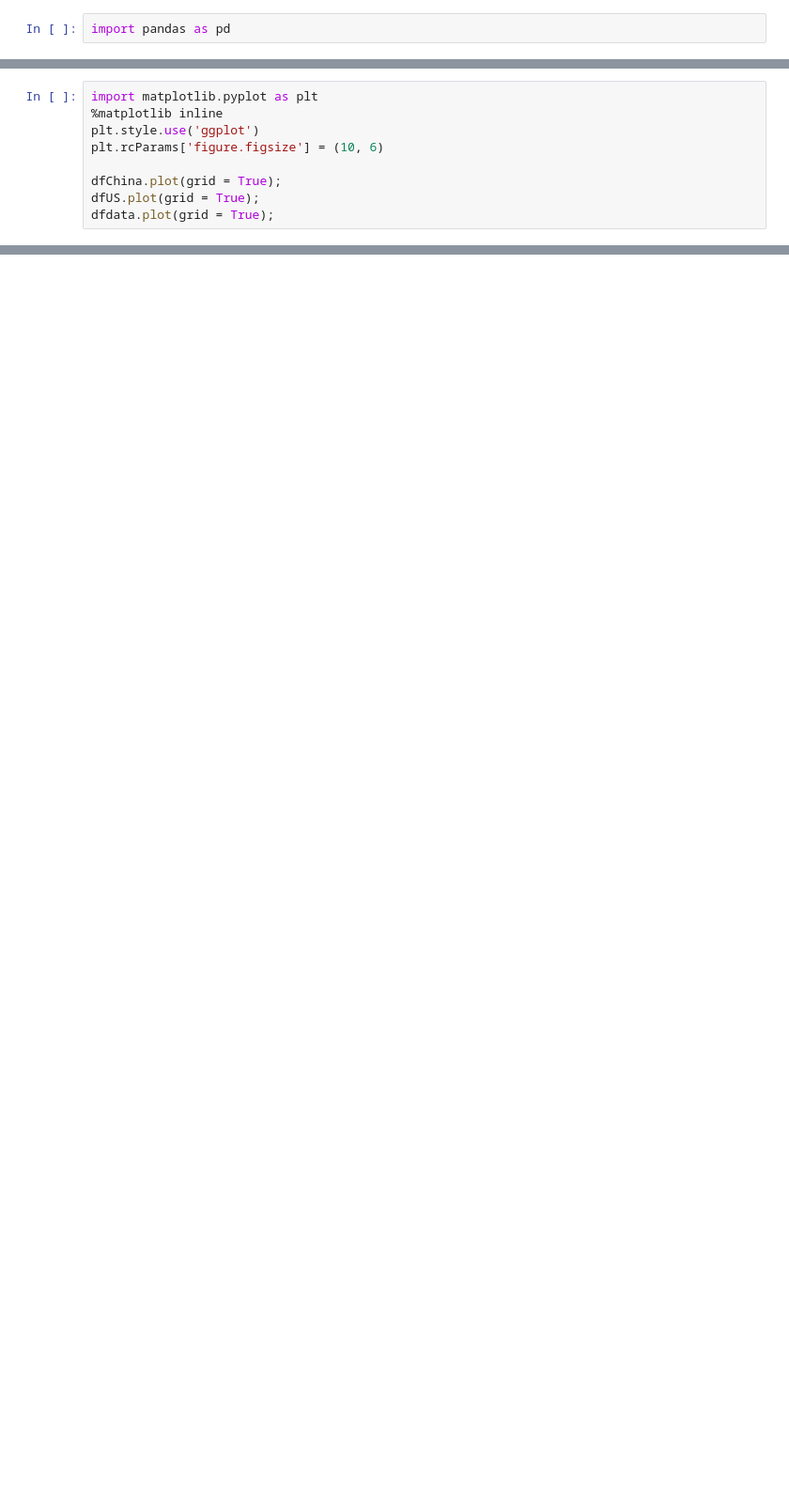
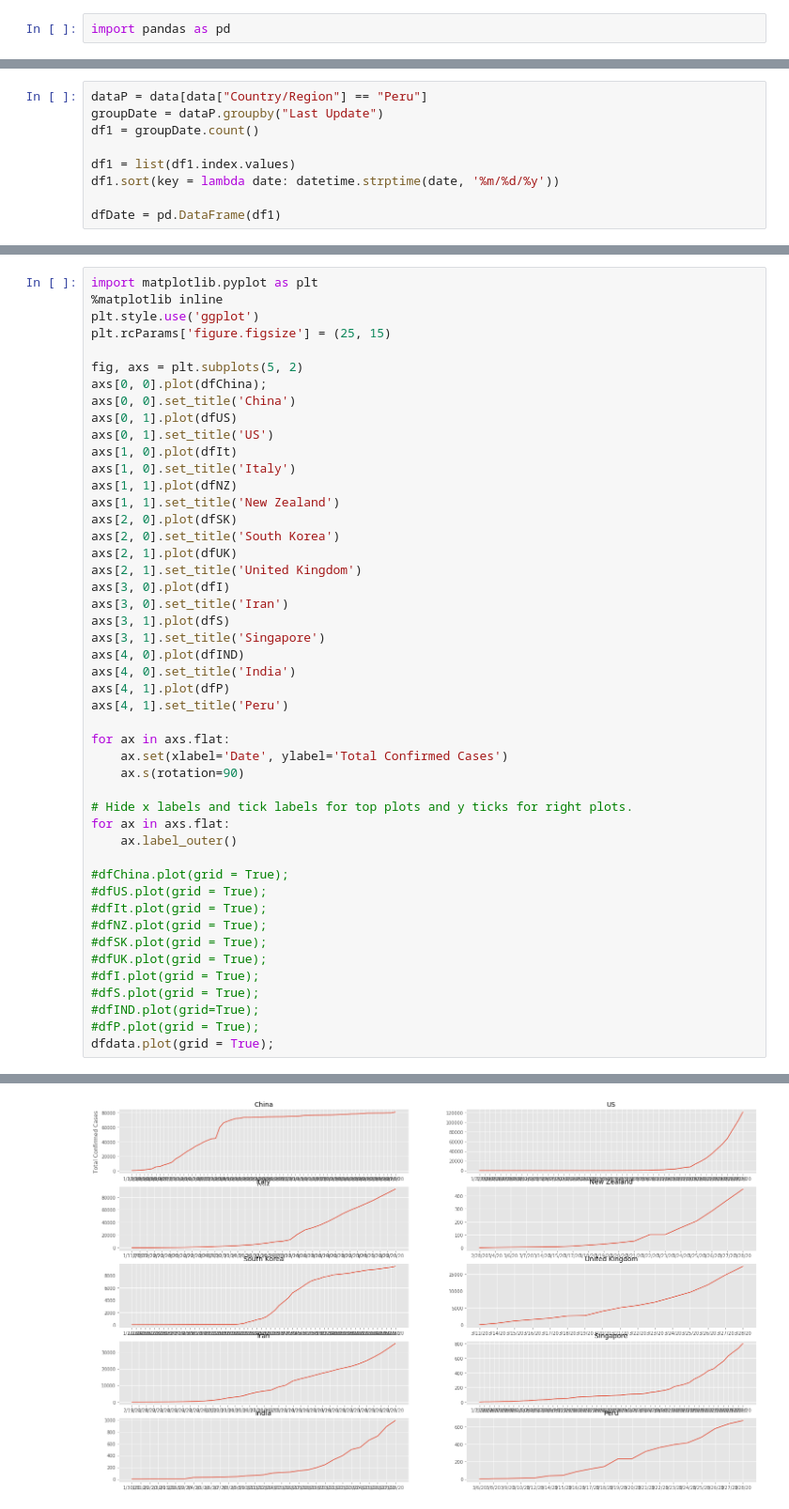
Before and after one commit to miholjcicmarko/COMP5360Project, a Jupyter notebook: python_journals/Time Series for World&US.ipynb, the cells around one changed output, grey strips where cells are left out. Shown at 94% size. Saved outputs shown, nothing was run; the diff lists cells and outputs as text; blank space fills up the shorter version.

```diff
--- a/python_journals/Time Series for World&US.ipynb
+++ b/python_journals/Time Series for World&US.ipynb
@@ -148,0 +187,9 @@ dfUS
+# %%
+dataP = data[data["Country/Region"] == "Peru"]
+groupDate = dataP.groupby("Last Update")
+df1 = groupDate.count()
+
+df1 = list(df1.index.values)
+df1.sort(key = lambda date: datetime.strptime(date, '%m/%d/%y'))
+
+dfDate = pd.DataFrame(df1)
@@ -171,9 +228,0 @@ dfdata
-# %%
-import matplotlib.pyplot as plt
-%matplotlib inline
-plt.style.use('ggplot')
-plt.rcParams['figure.figsize'] = (10, 6)
-
-dfChina.plot(grid = True);
-dfUS.plot(grid = True);
-dfdata.plot(grid = True);
@@ -187,0 +229,48 @@ dfdata.plot(grid = True);
+# %%
+import matplotlib.pyplot as plt
+%matplotlib inline
+plt.style.use('ggplot')
+plt.rcParams['figure.figsize'] = (25, 15)
+
+fig, axs = plt.subplots(5, 2)
+axs[0, 0].plot(dfChina);
+axs[0, 0].set_title('China')
+axs[0, 1].plot(dfUS)
+axs[0, 1].set_title('US')
+axs[1, 0].plot(dfIt)
+axs[1, 0].set_title('Italy')
+axs[1, 1].plot(dfNZ)
+axs[1, 1].set_title('New Zealand')
+axs[2, 0].plot(dfSK)
+axs[2, 0].set_title('South Korea')
+axs[2, 1].plot(dfUK)
+axs[2, 1].set_title('United Kingdom')
+axs[3, 0].plot(dfI)
+axs[3, 0].set_title('Iran')
+axs[3, 1].plot(dfS)
+axs[3, 1].set_title('Singapore')
+axs[4, 0].plot(dfIND)
+axs[4, 0].set_title('India')
+axs[4, 1].plot(dfP)
+axs[4, 1].set_title('Peru')
+
+for ax in axs.flat:
+    ax.set(xlabel='Date', ylabel='Total Confirmed Cases')
+    ax.s(rotation=90)
+
+# Hide x labels and tick labels for top plots and y ticks for right plots.
+for ax in axs.flat:
+    ax.label_outer()
+
+#dfChina.plot(grid = True);
+#dfUS.plot(grid = True);
+#dfIt.plot(grid = True);
+#dfNZ.plot(grid = True);
+#dfSK.plot(grid = True);
+#dfUK.plot(grid = True);
+#dfI.plot(grid = True);
+#dfS.plot(grid = True);
+#dfIND.plot(grid=True);
+#dfP.plot(grid = True);
+dfdata.plot(grid = True);
+# %% [output]
@@ -187,0 +278 @@ dfdata.plot(grid = True);
+[figure, added]
```
Also changed, not shown: parts of 24 cells of this notebook, 1 other file.
